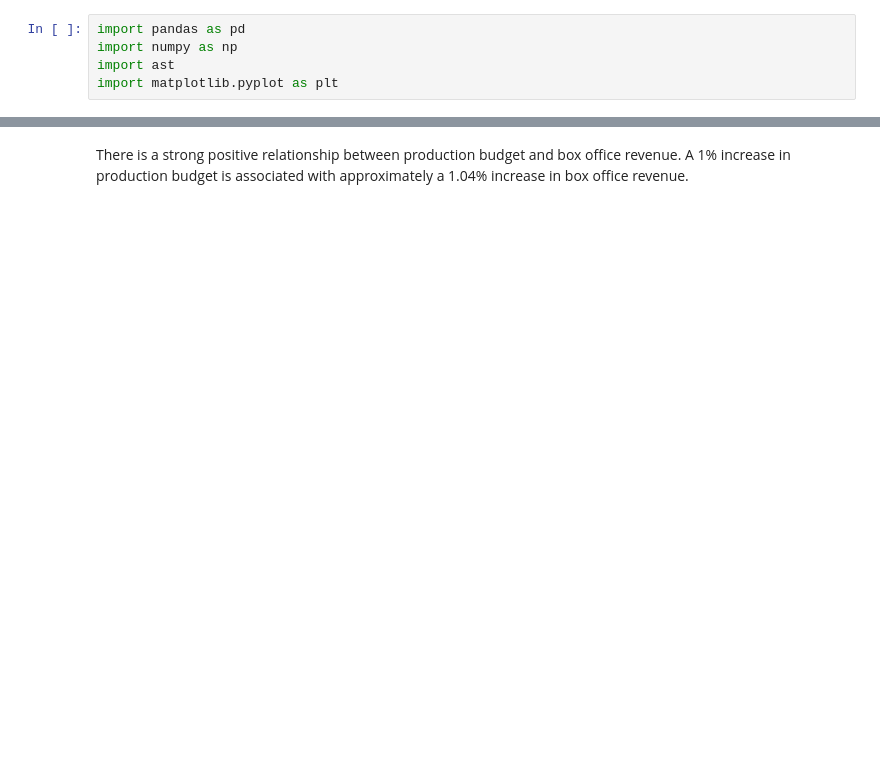
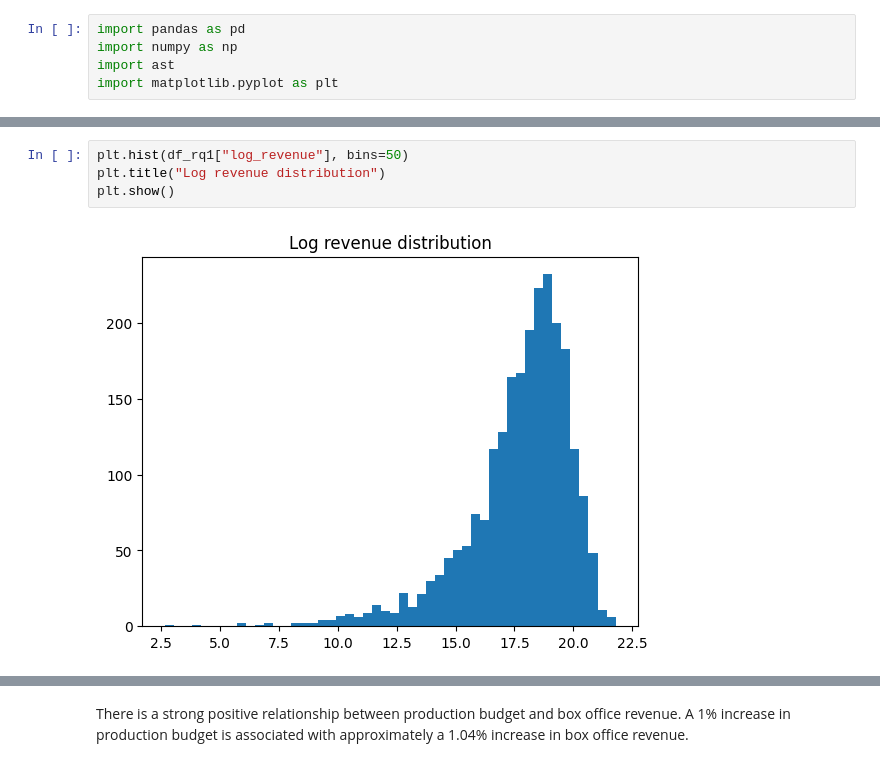
Before and after one commit to Babayaga069/ds_project, a Jupyter notebook: Questions/Q1/analyse.ipynb, the cells around one changed output, grey strips where cells are left out. Drawn from its saved outputs; the diff is of its cells as text; blank space fills up the shorter version.

```diff
--- a/Questions/Q1/analyse.ipynb
+++ b/Questions/Q1/analyse.ipynb
@@ -82,0 +45,6 @@ df_rq1.sort_values("profit", ascending=False)[["title", "release_year", "budget"
+# %%
+plt.hist(df_rq1["log_revenue"], bins=50)
+plt.title("Log revenue distribution")
+plt.show()
+# %% [output]
+[figure, added]
```
Also changed, not shown: parts of 24 cells of this notebook, 2 other files.
